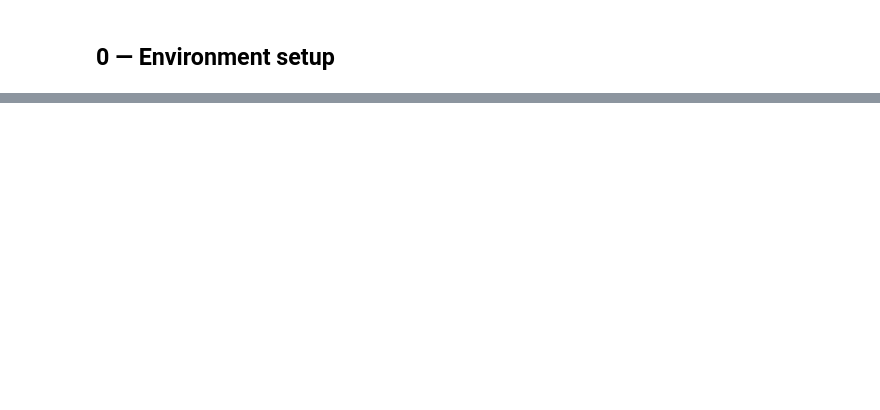
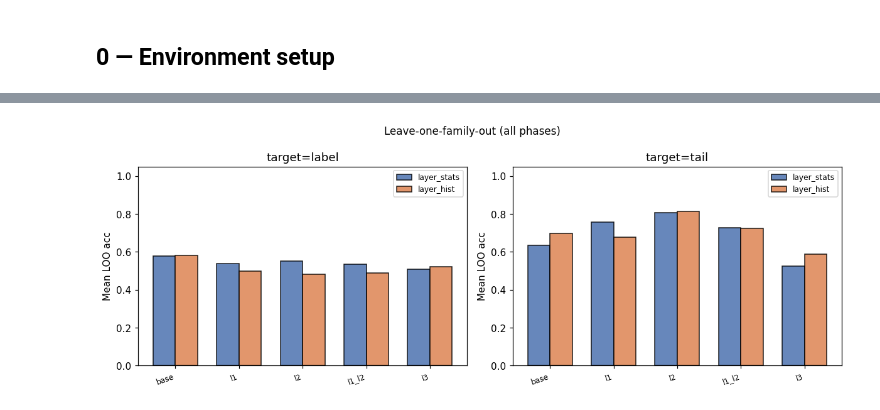
Before and after one commit to hollolaszlo88/thesis_circuit_breaker, a Jupyter notebook: my_work/notebooks/05_lora_comparison.ipynb, the cells around one changed output, grey strips where cells are left out. Cells and saved outputs as stored; diff of their text form; code cells hidden in the pictures; blank space fills up the shorter version.

```diff
--- a/my_work/notebooks/05_lora_comparison.ipynb
+++ b/my_work/notebooks/05_lora_comparison.ipynb
@@ -824,0 +804,87 @@ print("All outputs in:", FIGURES_DIR)
+# %%
+summary_rows = []
+loo_detail_rows = []
+
+for phase_name, *_ in PHASE_REGISTRY:
+    result = all_lofo_results.get(phase_name, {})
+    if "error" in result:
+        continue
+    for feat_mode in ("layer_stats", "layer_hist"):
+        for target in ("label", "tail"):
+            key = (feat_mode, target)
+            r = result.get(key, {})
+            if "error" in r:
+                continue
+            summary_rows.append({
+                "phase": phase_name, "feat_mode": feat_mode, "target": target,
+                "n": r.get("n", 0), "majority": r.get("majority", float("nan")),
+                "cv5_mean": r.get("cv5_mean", float("nan")),
+                "cv5_std": r.get("cv5_std", float("nan")),
+                "mean_loo": r.get("mean_loo", float("nan")),
+                "n_classes": r.get("n_classes", 2),
+            })
+            for held, acc, note in r.get("loo_details", []):
+                loo_detail_rows.append({
+                    "phase": phase_name, "feat_mode": feat_mode, "target": target,
+                    "held_out_family": held, "loo_acc": acc, "note": note,
+                })
+
+df_lofo = pd.DataFrame(summary_rows)
+df_loo_details = pd.DataFrame(loo_detail_rows)
+
+print("LOFO pivot: CV5 / meanLOO per phase\n")
+feat_modes = ["layer_stats", "layer_hist"]
+targets = ["label", "tail"]
+print(f"{'Phase':<12}", end="")
+for fm in feat_modes:
+    for tgt in targets:
+        print(f"  {fm[:4]}_{tgt:<5}", end="")
+print()
+for phase_name, *_ in PHASE_REGISTRY:
+    print(f"{phase_name:<12}", end="")
+    for fm in feat_modes:
+        for tgt in targets:
+            sub = df_lofo[(df_lofo["phase"] == phase_name) & (df_lofo["feat_mode"] == fm) & (df_lofo["target"] == tgt)]
+            if sub.empty:
+                print(f"  {'–':>12}", end="")
+            else:
+                r = sub.iloc[0]
+                print(f"  {r['cv5_mean']:.0%}/{r['mean_loo']:.0%}", end="")
+    print()
+
+phase_order = [n for n, *_ in PHASE_REGISTRY]
+colors = {"layer_stats": "#4C72B0", "layer_hist": "#DD8452"}
+x = np.arange(len(phase_order))
+width = 0.35
+fig, axes = plt.subplots(1, 2, figsize=(11, 4))
+for ax_i, target in enumerate(["label", "tail"]):
+    ax = axes[ax_i]
+    for j, feat_mode in enumerate(feat_modes):
+        vals = []
+        for ph in phase_order:
+            sub = df_lofo[(df_lofo["phase"] == ph) & (df_lofo["feat_mode"] == feat_mode) & (df_lofo["target"] == target)]
+            vals.append(sub.iloc[0]["mean_loo"] if not sub.empty else float("nan"))
+        ax.bar(x + (j - 0.5) * width, vals, width, label=feat_mode, color=colors[feat_mode], alpha=0.85, edgecolor="k")
+    ax.set_xticks(x)
+    ax.set_xticklabels(phase_order, rotation=20, ha="right", fontsize=8)
+    ax.set_ylabel("Mean LOO acc")
+    ax.set_title(f"target={target}")
+    ax.set_ylim(0, 1.05)
+    ax.legend(fontsize=8)
+plt.suptitle("Leave-one-family-out (all phases)", fontsize=11)
+plt.tight_layout()
+p = FIGURES_DIR / "lofo_multiPhase.png"
+plt.savefig(p, dpi=150, bbox_inches="tight")
+plt.show()
+print(f"Saved: {p}")
+
+df_lofo.to_csv(FIGURES_DIR / "lofo_summary.csv", index=False)
+df_loo_details.to_csv(FIGURES_DIR / "lofo_loo_details.csv", index=False)
+df_token.to_csv(FIGURES_DIR / "first_token_multiPhase.csv")
+df_token_binary.to_csv(FIGURES_DIR / "first_token_binary.csv")
+df_token_numeric.to_csv(FIGURES_DIR / "first_token_numeric.csv")
+print(
+    f"Exported: lofo_summary.csv, lofo_loo_details.csv, first_token_multiPhase.csv, "
+    f"first_token_binary.csv, first_token_numeric.csv → {FIGURES_DIR}"
+)
+# %% [output]
@@ -824,0 +899 @@ print("All outputs in:", FIGURES_DIR)
+[figure, added]
```
Also changed, not shown: parts of 48 cells of this notebook, 23 other files.
